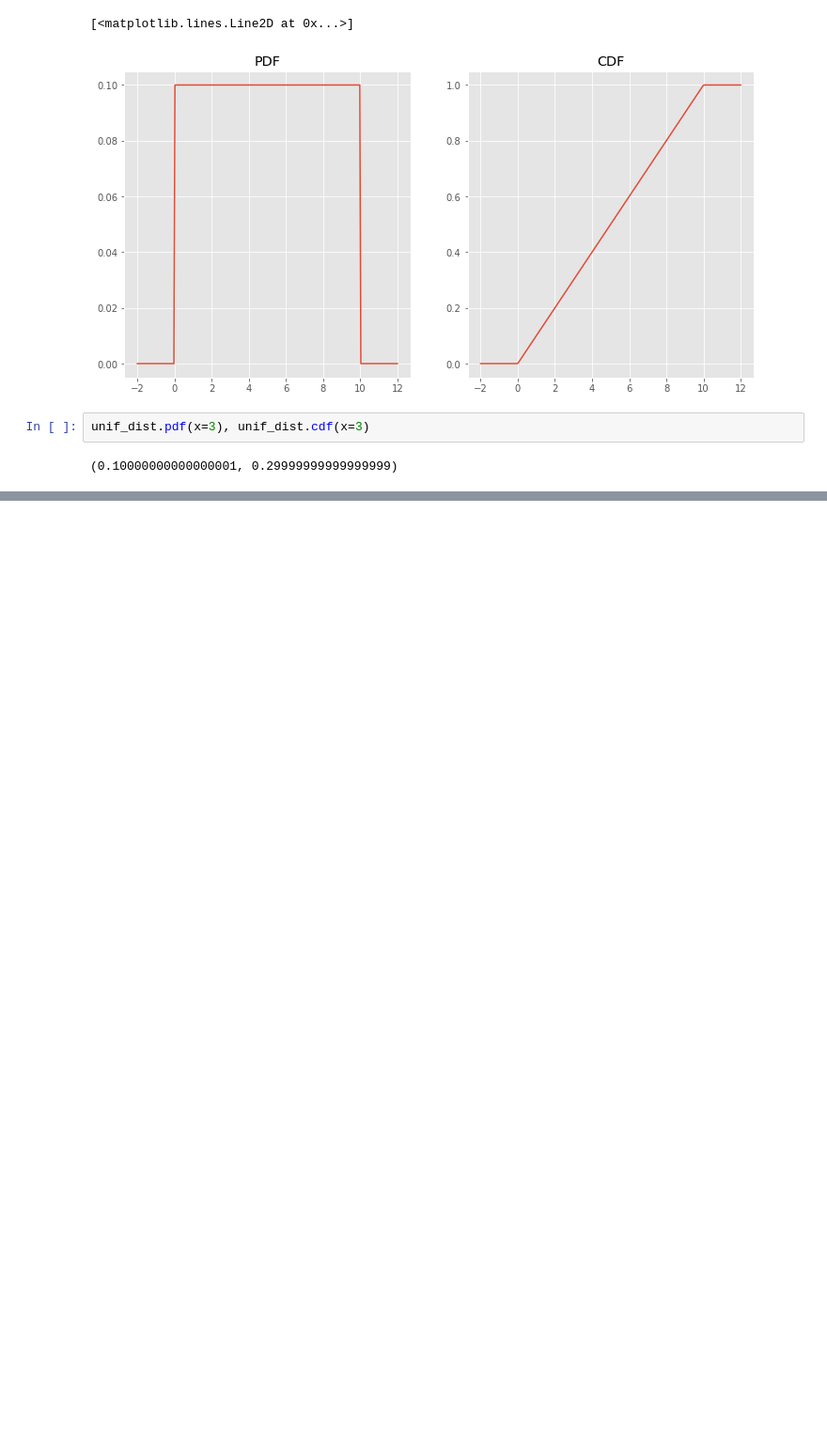
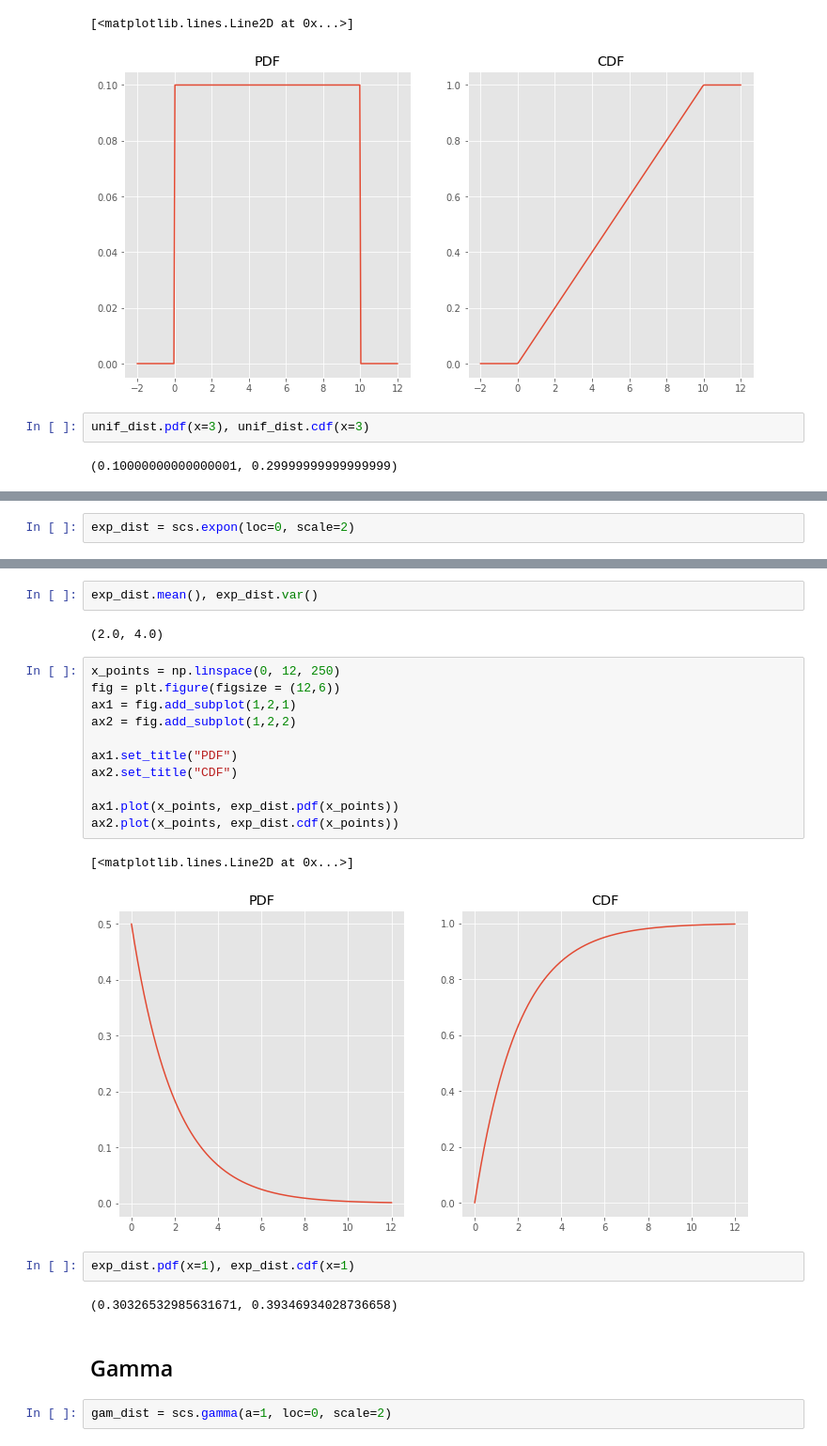
Before and after one commit to mnguyenngo/python-dist-matrix, a Jupyter notebook: Python-Distribution.ipynb, the cells around one changed output, grey strips where cells are left out. Shown at 94% size. Cells and saved outputs as stored; diff of their text form; blank space fills up the shorter version.

```diff
--- a/Python-Distribution.ipynb
+++ b/Python-Distribution.ipynb
@@ -158,0 +231,2 @@ unif_dist.pdf(x=3), unif_dist.cdf(x=3)
+# %%
+exp_dist = scs.expon(loc=0, scale=2)
@@ -158,0 +241,26 @@ unif_dist.pdf(x=3), unif_dist.cdf(x=3)
+# %%
+exp_dist.mean(), exp_dist.var()
+# %% [output]
+(2.0, 4.0)
+# %%
+x_points = np.linspace(0, 12, 250)
+fig = plt.figure(figsize = (12,6))
+ax1 = fig.add_subplot(1,2,1)
+ax2 = fig.add_subplot(1,2,2)
+
+ax1.set_title("PDF")
+ax2.set_title("CDF")
+
+ax1.plot(x_points, exp_dist.pdf(x_points))
+ax2.plot(x_points, exp_dist.cdf(x_points))
+# %% [output]
+[<matplotlib.lines.Line2D at 0x...>]
+[figure, added]
+# %%
+exp_dist.pdf(x=1), exp_dist.cdf(x=1)
+# %% [output]
+(0.30326532985631671, 0.39346934028736658)
+# %% [markdown]
+## Gamma
+# %%
+gam_dist = scs.gamma(a=1, loc=0, scale=2)
```
Also changed, not shown: parts of 20 cells of this notebook, 1 other file.
